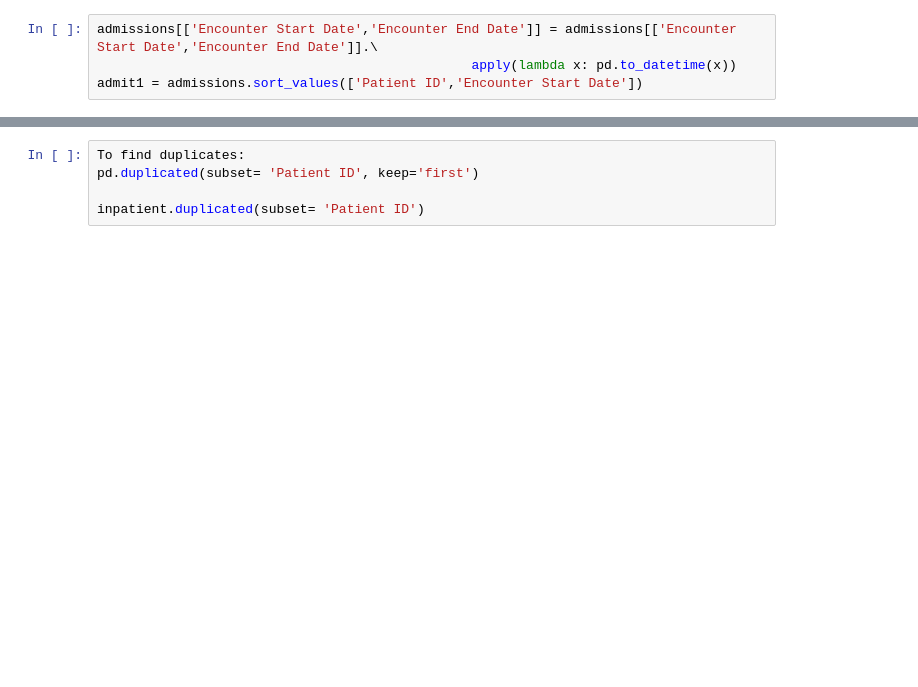
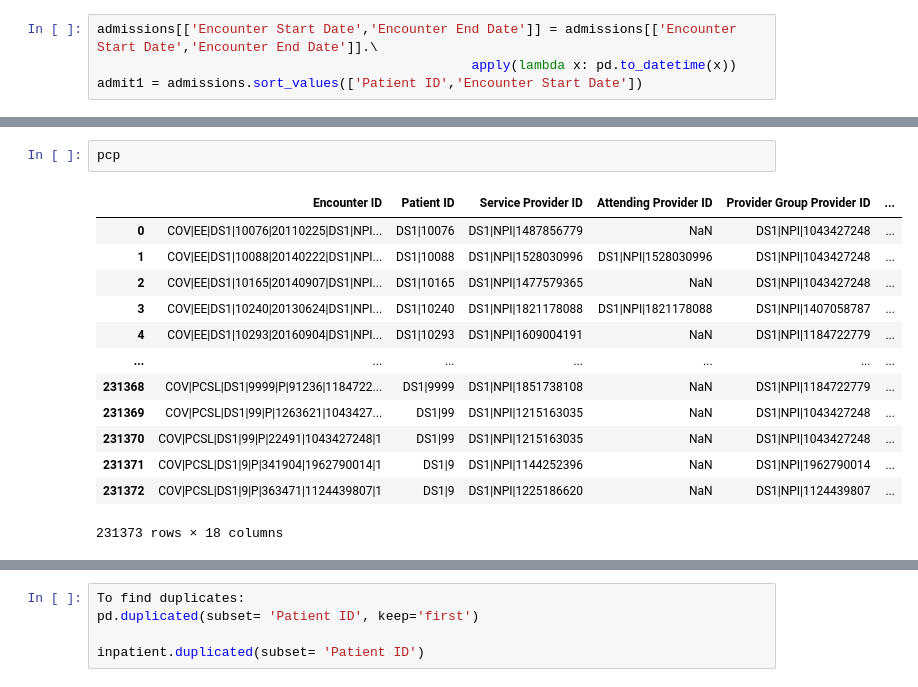
Before and after one commit to Engu12/hospital-readmission_pandas, a Jupyter notebook: hostile.ipynb, the cells around one changed output, grey strips where cells are left out. Drawn from its saved outputs; the diff is of its cells as text; blank space fills up the shorter version.

```diff
--- a/hostile.ipynb
+++ b/hostile.ipynb
@@ -79,0 +81,16 @@ x
+# %%
+pcp
+# %% [output]
+|  | Encounter ID | Patient ID | Service Provider ID | Attending Provider ID | Provider Group Provider ID | ... |
+| 0 | COV|EE|DS1|10076|20110225|DS1|NPI... | DS1|10076 | DS1|NPI|1487856779 | NaN | DS1|NPI|1043427248 | ... |
+| 1 | COV|EE|DS1|10088|20140222|DS1|NPI... | DS1|10088 | DS1|NPI|1528030996 | DS1|NPI|1528030996 | DS1|NPI|1043427248 | ... |
+| 2 | COV|EE|DS1|10165|20140907|DS1|NPI... | DS1|10165 | DS1|NPI|1477579365 | NaN | DS1|NPI|1043427248 | ... |
+| 3 | COV|EE|DS1|10240|20130624|DS1|NPI... | DS1|10240 | DS1|NPI|1821178088 | DS1|NPI|1821178088 | DS1|NPI|1407058787 | ... |
+| 4 | COV|EE|DS1|10293|20160904|DS1|NPI... | DS1|10293 | DS1|NPI|1609004191 | NaN | DS1|NPI|1184722779 | ... |
+| ... | ... | ... | ... | ... | ... | ... |
+| 231368 | COV|PCSL|DS1|9999|P|91236|1184722... | DS1|9999 | DS1|NPI|1851738108 | NaN | DS1|NPI|1184722779 | ... |
+| 231369 | COV|PCSL|DS1|99|P|1263621|1043427... | DS1|99 | DS1|NPI|1215163035 | NaN | DS1|NPI|1043427248 | ... |
+| 231370 | COV|PCSL|DS1|99|P|22491|1043427248|1 | DS1|99 | DS1|NPI|1215163035 | NaN | DS1|NPI|1043427248 | ... |
+| 231371 | COV|PCSL|DS1|9|P|341904|1962790014|1 | DS1|9 | DS1|NPI|1144252396 | NaN | DS1|NPI|1962790014 | ... |
+| 231372 | COV|PCSL|DS1|9|P|363471|1124439807|1 | DS1|9 | DS1|NPI|1225186620 | NaN | DS1|NPI|1124439807 | ... |
+231373 rows × 18 columns
```
Also changed, not shown: parts of 10 cells of this notebook.
